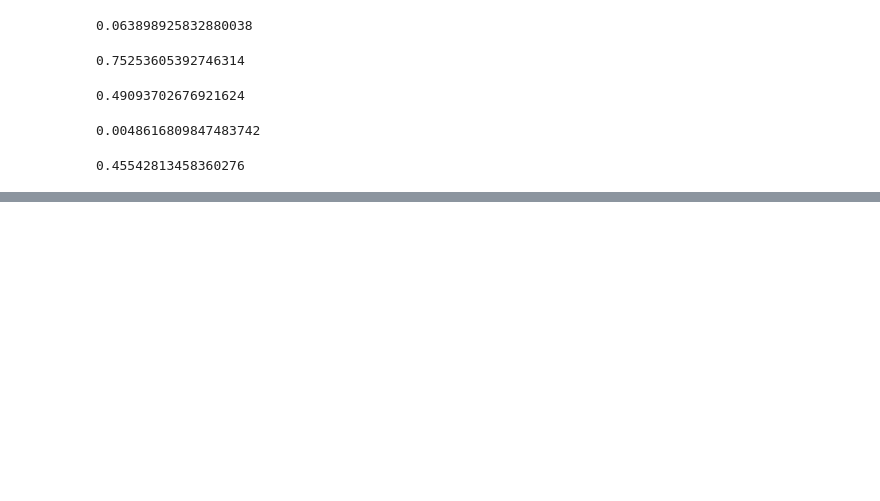
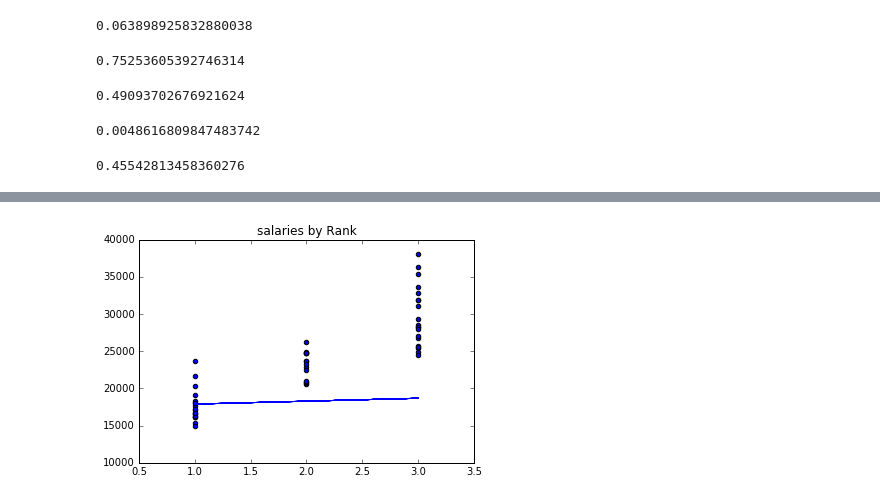
Before and after one commit to scottrob/linear-regression, a Jupyter notebook: simple-linear-regression.ipynb, the cells around one changed output, grey strips where cells are left out. Saved outputs shown, nothing was run; the diff lists cells and outputs as text; code cells hidden in the pictures; blank space fills up the shorter version.

```diff
--- a/simple-linear-regression.ipynb
+++ b/simple-linear-regression.ipynb
@@ -95,0 +112,7 @@ salary_reg.score(x_salary_five, y_s)
+# %%
+plt.scatter(x_salary_two, y_s)
+plt.plot(x_salary_two, salary_reg.predict(x_salary_two))
+plt.title("salaries by Rank")
+plt.show()
+# %% [output]
+[figure, added]
```
Also changed, not shown: parts of 7 cells of this notebook.
